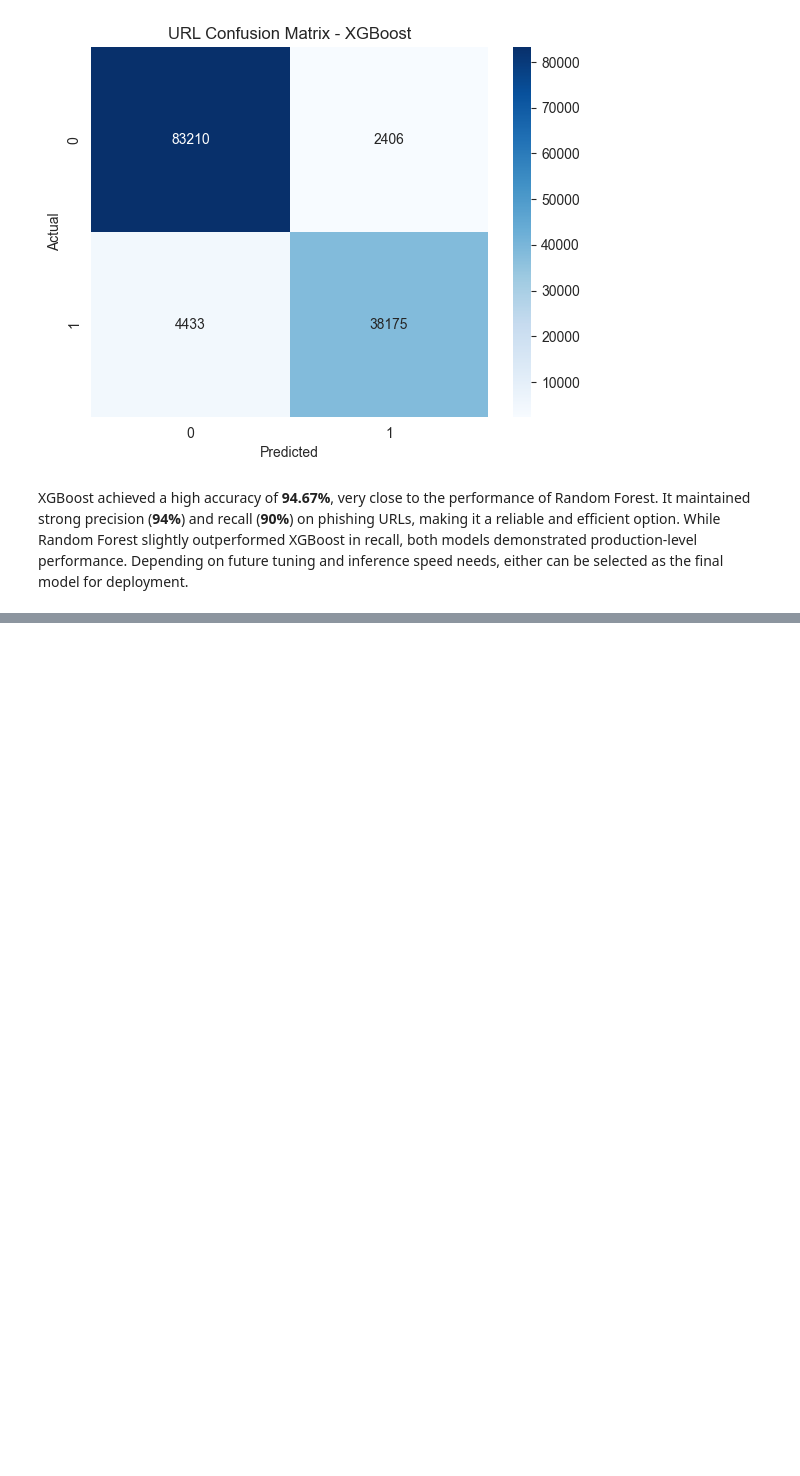
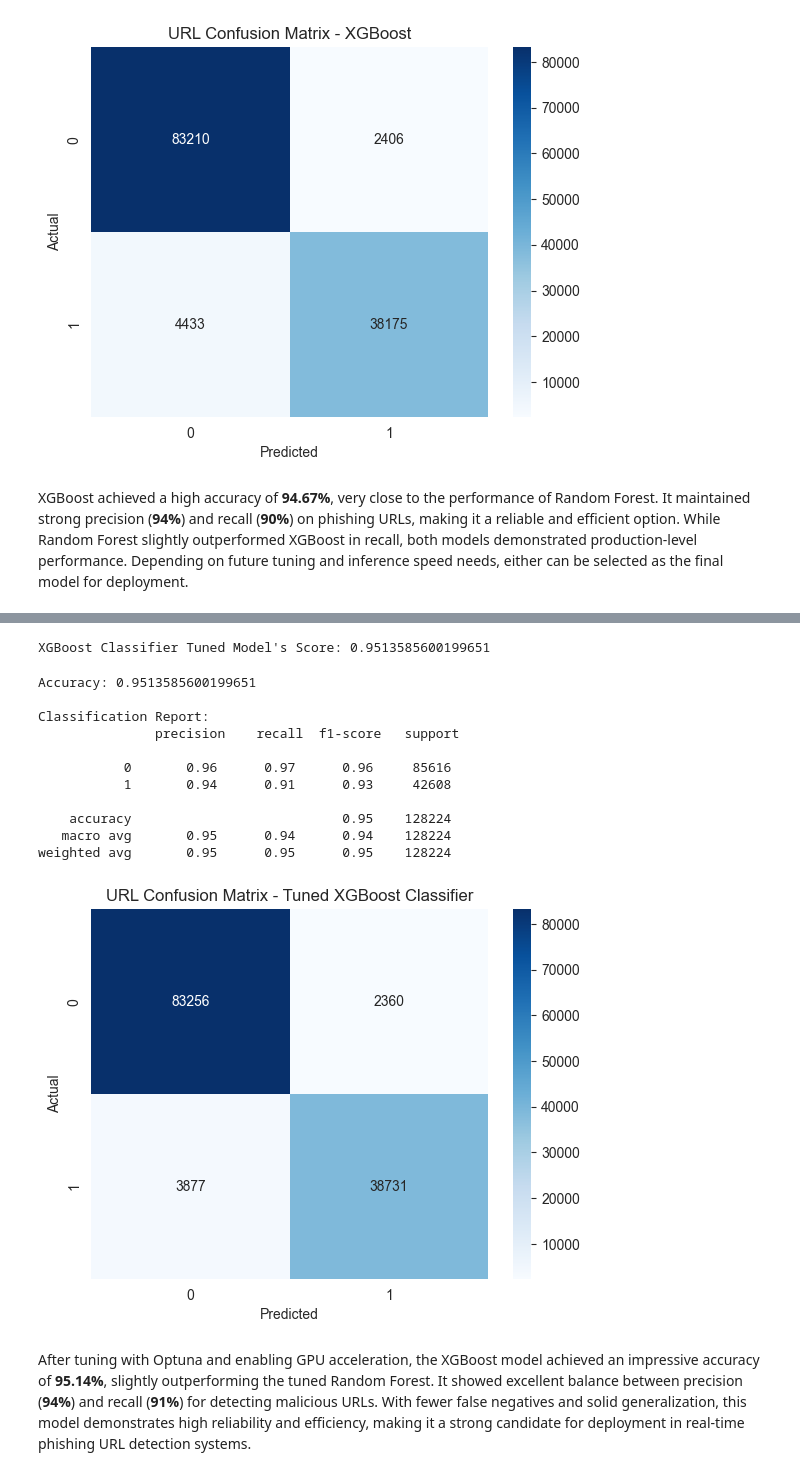
Before and after one commit to otuemre/EmailPhishingDetection, a Jupyter notebook: notebooks/02_url_training.ipynb, the cells around one changed output, grey strips where cells are left out. Saved outputs shown, nothing was run; the diff lists cells and outputs as text; code cells hidden in the pictures; blank space fills up the shorter version.

```diff
--- a/notebooks/02_url_training.ipynb
+++ b/notebooks/02_url_training.ipynb
@@ -421,0 +536,8 @@ XGBoost achieved a high accuracy of **94.67%**, very close to the performance of
+# %%
+# Run Optuna Study
+study_xgb = optuna.create_study(direction='maximize')
+study_xgb.optimize(objective_xgb, n_trials=30)
+
+# Print Best Params
+print("Best Hyperparameters for XGBoost:")
+print(study_xgb.best_params)
@@ -421,0 +564,44 @@ XGBoost achieved a high accuracy of **94.67%**, very close to the performance of
+# %%
+# Train the Final Tuned Model
+xgb_model = XGBClassifier(**study_xgb.best_params, random_state=42)
+xgb_model.fit(X_train, y_train)
+
+# Print the Score
+xgb_score = xgb_model.score(X_test, y_test)
+print(f"XGBoost Classifier Tuned Model's Score: {xgb_score}")
+
+# Get the Predictions
+y_pred_xgb = xgb_model.predict(X_test)
+# %% [output]
+XGBoost Classifier Tuned Model's Score: 0.9513585600199651
+# %%
+# Accuracy
+print("Accuracy:", accuracy_score(y_test, y_pred_xgb))
+
+# Detailed Report
+print("\nClassification Report:\n", classification_report(y_test, y_pred_xgb))
+
+# Confusion Matrix
+sns.heatmap(confusion_matrix(y_test, y_pred_xgb), annot=True, fmt='d', cmap='Blues')
+plt.title('URL Confusion Matrix - Tuned XGBoost Classifier')
+plt.xlabel('Predicted')
+plt.ylabel('Actual')
+
+# Save the Plot
+plt.savefig(fname='../images/URL_Tuned_XGBoost_Confusion_Matrix.png')
+plt.show()
+# %% [output]
+Accuracy: 0.9513585600199651
+
+Classification Report:
+               precision    recall  f1-score   support
+
+           0       0.96      0.97      0.96     85616
+           1       0.94      0.91      0.93     42608
+
+    accuracy                           0.95    128224
+   macro avg       0.95      0.94      0.94    128224
+weighted avg       0.95      0.95      0.95    128224
+[figure, added]
+# %% [markdown]
+After tuning with Optuna and enabling GPU acceleration, the XGBoost model achieved an impressive accuracy of **95.14%**, slightly outperforming the tuned Random Forest. It showed excellent balance between precision (**94%**) and recall (**91%**) for detecting malicious URLs. With fewer false negatives and solid generalization, this model demonstrates high reliability and efficiency, making it a strong candidate for deployment in real-time phishing URL detection systems.
```
Also changed, not shown: parts of 11 cells of this notebook, 3 other files.
